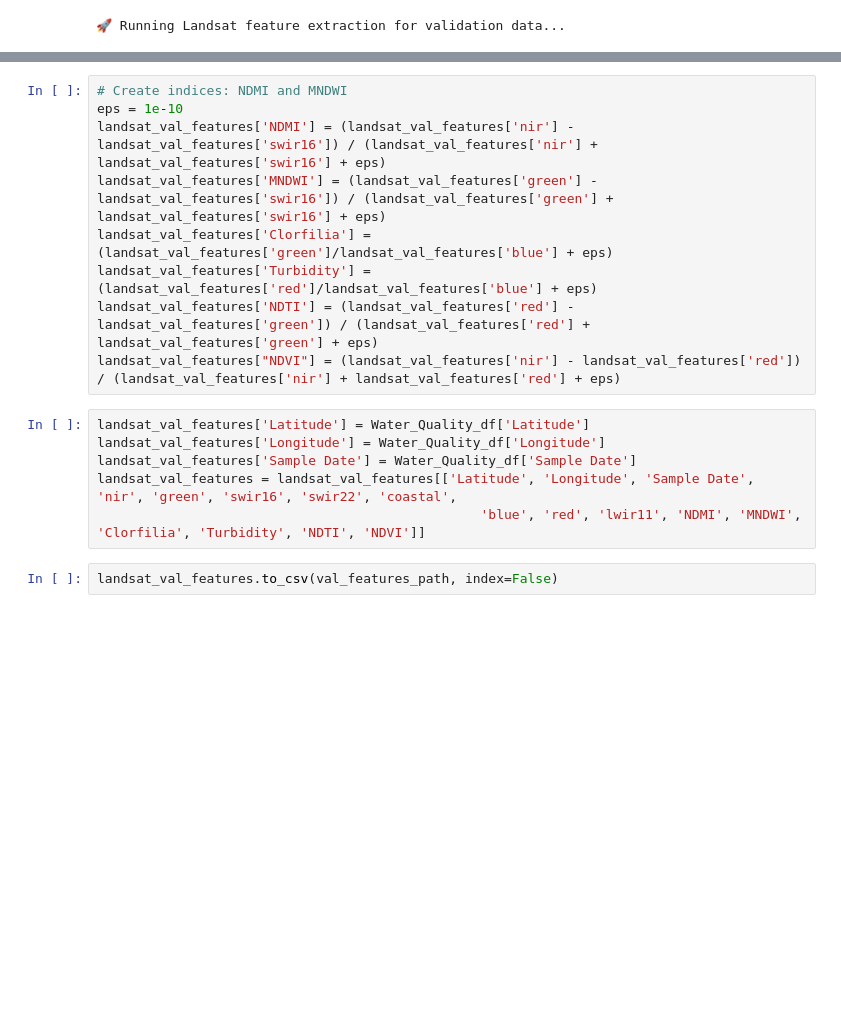
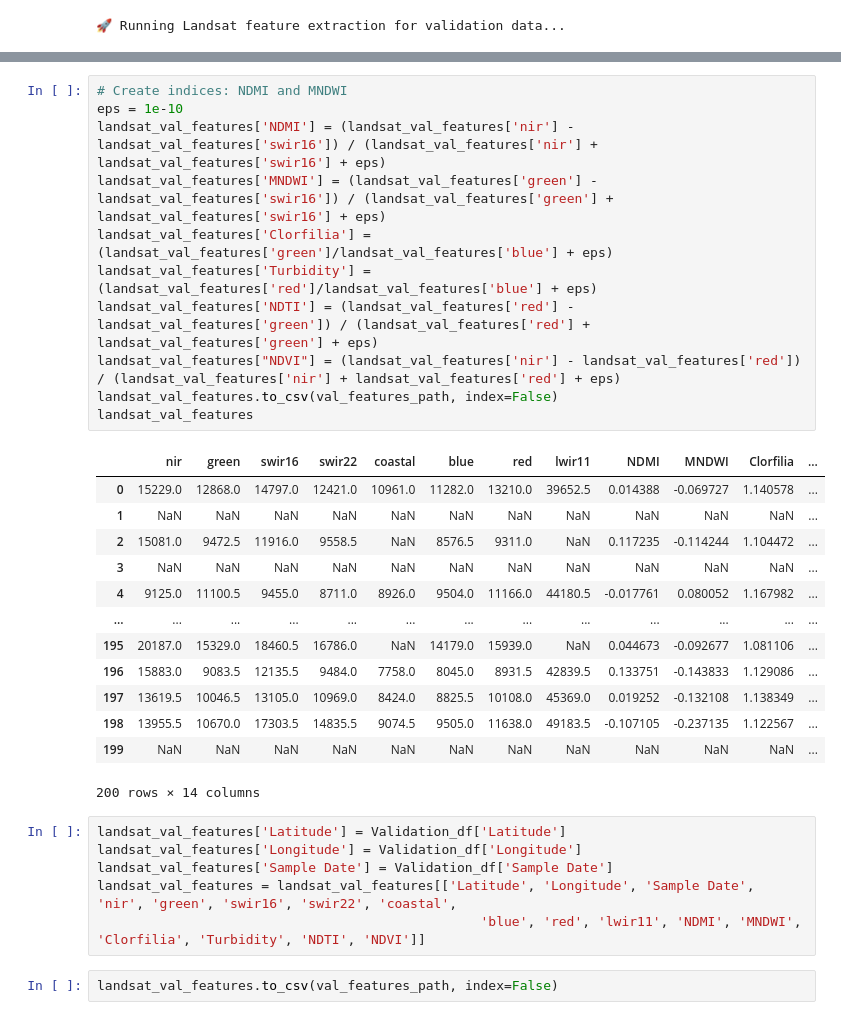
Before and after one commit to Lucas-Bussinger/EY-2026-AI-Challange, a Jupyter notebook: Jupyter_Notebook_Package/Landsat_Data_Extraction_Notebook.ipynb, the cells around one changed output, grey strips where cells are left out. Saved outputs shown, nothing was run; the diff lists cells and outputs as text; blank space fills up the shorter version.

```diff
--- a/Jupyter_Notebook_Package/Landsat_Data_Extraction_Notebook.ipynb
+++ b/Jupyter_Notebook_Package/Landsat_Data_Extraction_Notebook.ipynb
@@ -405,16 +407,32 @@ landsat_val_features.to_csv(val_features_path, index=False)
 # %%
 # Create indices: NDMI and MNDWI
 eps = 1e-10
 landsat_val_features['NDMI'] = (landsat_val_features['nir'] - landsat_val_features['swir16']) / (landsat_val_features['nir'] + landsat_val_features['swir16'] + eps)
 landsat_val_features['MNDWI'] = (landsat_val_features['green'] - landsat_val_features['swir16']) / (landsat_val_features['green'] + landsat_val_features['swir16'] + eps)
 landsat_val_features['Clorfilia'] = (landsat_val_features['green']/landsat_val_features['blue'] + eps)
 landsat_val_features['Turbidity'] = (landsat_val_features['red']/landsat_val_features['blue'] + eps)
 landsat_val_features['NDTI'] = (landsat_val_features['red'] - landsat_val_features['green']) / (landsat_val_features['red'] + landsat_val_features['green'] + eps)
 landsat_val_features["NDVI"] = (landsat_val_features['nir'] - landsat_val_features['red']) / (landsat_val_features['nir'] + landsat_val_features['red'] + eps)
+landsat_val_features.to_csv(val_features_path, index=False)
+landsat_val_features
+# %% [output]
+|  | nir | green | swir16 | swir22 | coastal | blue | red | lwir11 | NDMI | MNDWI | Clorfilia | ... |
+| 0 | 15229.0 | 12868.0 | 14797.0 | 12421.0 | 10961.0 | 11282.0 | 13210.0 | 39652.5 | 0.014388 | -0.069727 | 1.140578 | ... |
+| 1 | NaN | NaN | NaN | NaN | NaN | NaN | NaN | NaN | NaN | NaN | NaN | ... |
+| 2 | 15081.0 | 9472.5 | 11916.0 | 9558.5 | NaN | 8576.5 | 9311.0 | NaN | 0.117235 | -0.114244 | 1.104472 | ... |
+| 3 | NaN | NaN | NaN | NaN | NaN | NaN | NaN | NaN | NaN | NaN | NaN | ... |
+| 4 | 9125.0 | 11100.5 | 9455.0 | 8711.0 | 8926.0 | 9504.0 | 11166.0 | 44180.5 | -0.017761 | 0.080052 | 1.167982 | ... |
+| ... | ... | ... | ... | ... | ... | ... | ... | ... | ... | ... | ... | ... |
+| 195 | 20187.0 | 15329.0 | 18460.5 | 16786.0 | NaN | 14179.0 | 15939.0 | NaN | 0.044673 | -0.092677 | 1.081106 | ... |
+| 196 | 15883.0 | 9083.5 | 12135.5 | 9484.0 | 7758.0 | 8045.0 | 8931.5 | 42839.5 | 0.133751 | -0.143833 | 1.129086 | ... |
+| 197 | 13619.5 | 10046.5 | 13105.0 | 10969.0 | 8424.0 | 8825.5 | 10108.0 | 45369.0 | 0.019252 | -0.132108 | 1.138349 | ... |
+| 198 | 13955.5 | 10670.0 | 17303.5 | 14835.5 | 9074.5 | 9505.0 | 11638.0 | 49183.5 | -0.107105 | -0.237135 | 1.122567 | ... |
+| 199 | NaN | NaN | NaN | NaN | NaN | NaN | NaN | NaN | NaN | NaN | NaN | ... |
+200 rows × 14 columns
 # %%
-landsat_val_features['Latitude'] = Water_Quality_df['Latitude']
-landsat_val_features['Longitude'] = Water_Quality_df['Longitude']
-landsat_val_features['Sample Date'] = Water_Quality_df['Sample Date']
+landsat_val_features['Latitude'] = Validation_df['Latitude']
+landsat_val_features['Longitude'] = Validation_df['Longitude']
+landsat_val_features['Sample Date'] = Validation_df['Sample Date']
 landsat_val_features = landsat_val_features[['Latitude', 'Longitude', 'Sample Date', 'nir', 'green', 'swir16', 'swir22', 'coastal',
                                                  'blue', 'red', 'lwir11', 'NDMI', 'MNDWI', 'Clorfilia', 'Turbidity', 'NDTI', 'NDVI']]
 # %%
```
Also changed, not shown: parts of 4 cells of this notebook, 2 other files.
